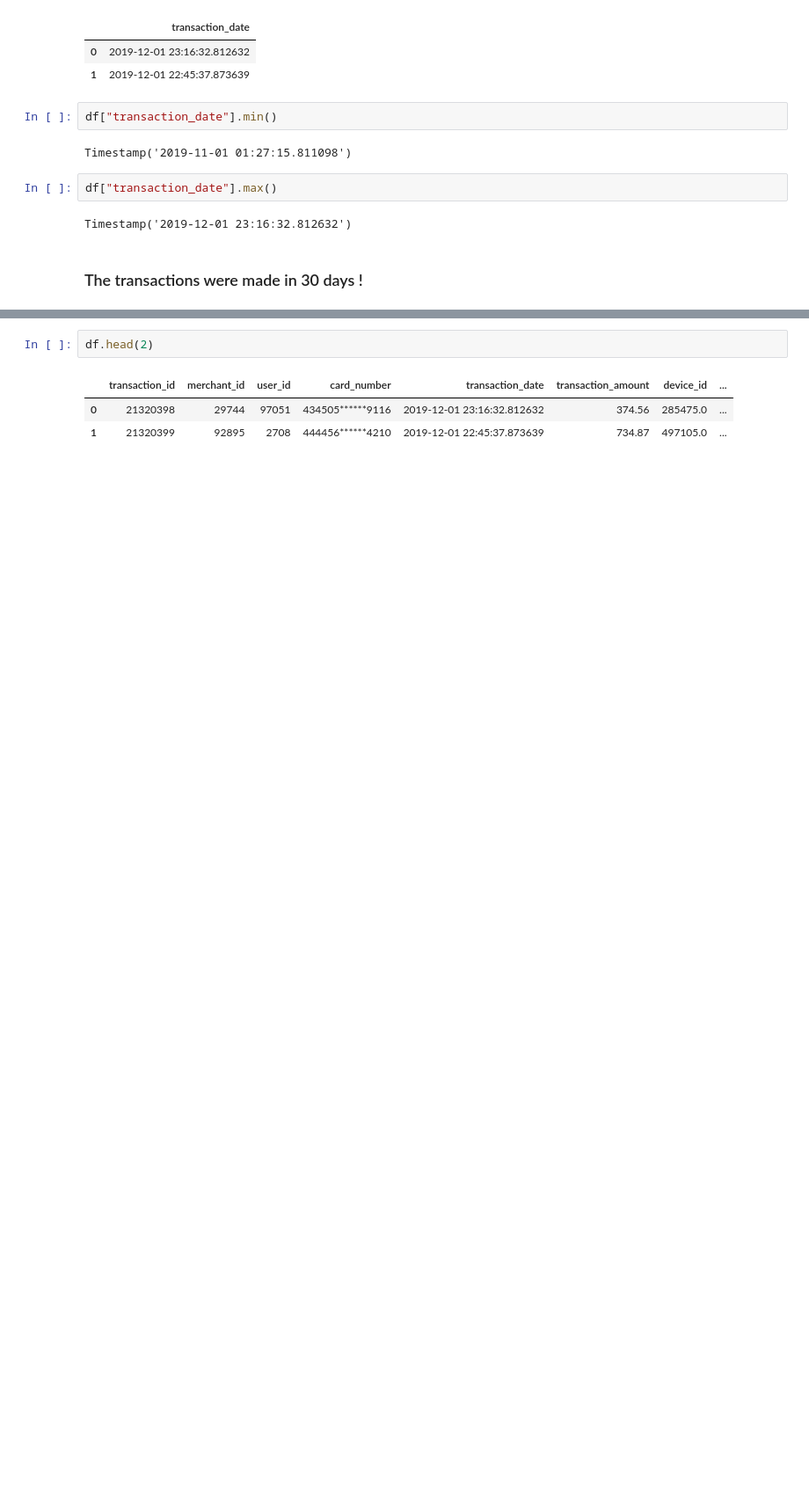
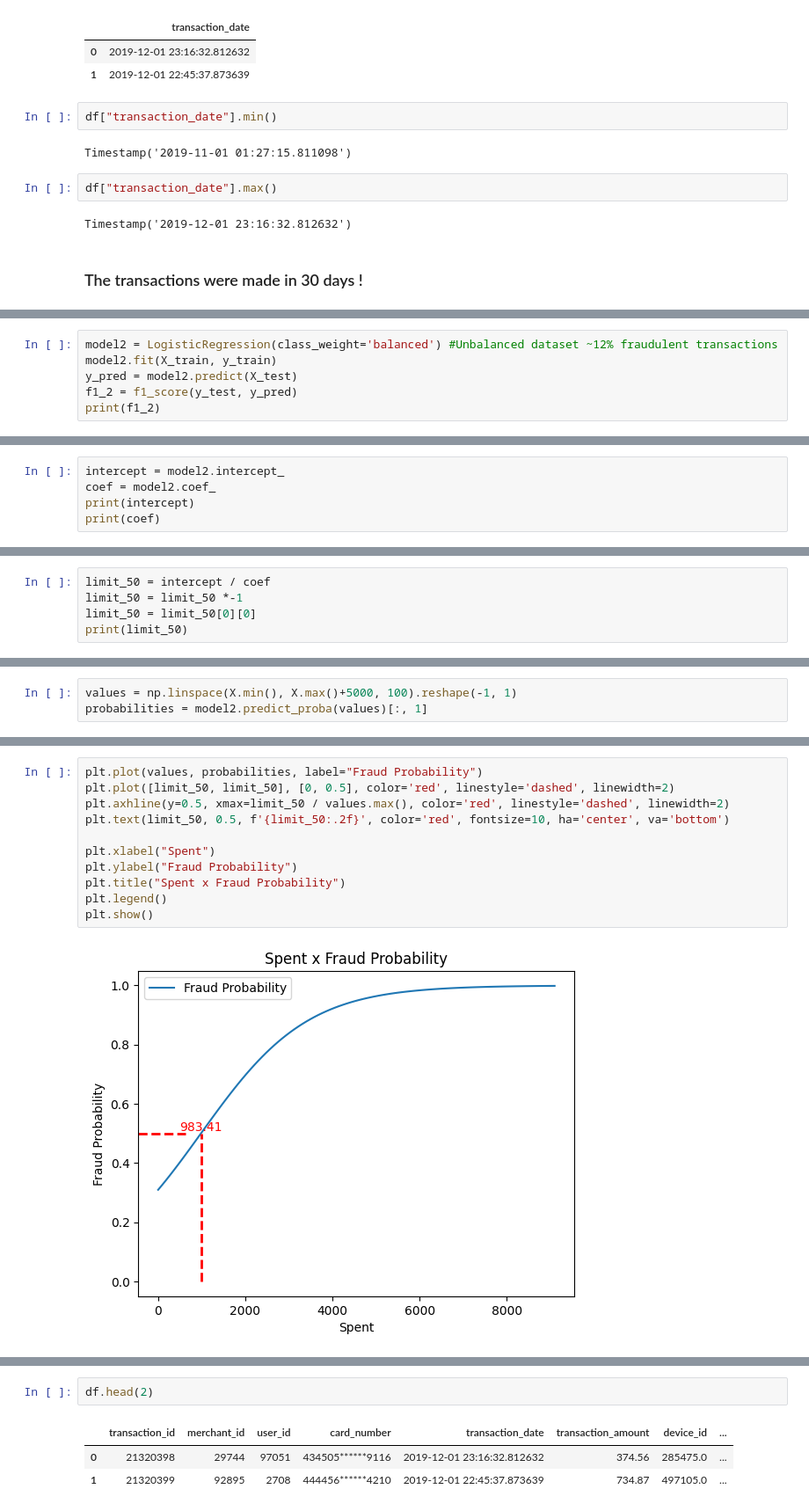
Before and after one commit to thecirocks/cloud_w, a Jupyter notebook: fraud_detection.ipynb, the cells around one changed output, grey strips where cells are left out. Shown: that part at 88% size. Drawn from its saved outputs; the diff is of its cells as text; blank space fills up the shorter version.

```diff
--- a/fraud_detection.ipynb
+++ b/fraud_detection.ipynb
@@ -260,0 +450,6 @@ df["transaction_minute"] = df["transaction_date"].dt.minute
+# %%
+model2 = LogisticRegression(class_weight='balanced') #Unbalanced dataset ~12% fraudulent transactions
+model2.fit(X_train, y_train)
+y_pred = model2.predict(X_test)
+f1_2 = f1_score(y_test, y_pred)
+print(f1_2)
@@ -260,0 +492,5 @@ df["transaction_minute"] = df["transaction_date"].dt.minute
+# %%
+intercept = model2.intercept_
+coef = model2.coef_
+print(intercept)
+print(coef)
@@ -260,0 +500,5 @@ df["transaction_minute"] = df["transaction_date"].dt.minute
+# %%
+limit_50 = intercept / coef
+limit_50 = limit_50 *-1
+limit_50 = limit_50[0][0]
+print(limit_50)
@@ -260,0 +509,3 @@ df["transaction_minute"] = df["transaction_date"].dt.minute
+# %%
+values = np.linspace(X.min(), X.max()+5000, 100).reshape(-1, 1)
+probabilities = model2.predict_proba(values)[:, 1]
@@ -260,0 +552,13 @@ df["transaction_minute"] = df["transaction_date"].dt.minute
+# %%
+plt.plot(values, probabilities, label="Fraud Probability")
+plt.plot([limit_50, limit_50], [0, 0.5], color='red', linestyle='dashed', linewidth=2)
+plt.axhline(y=0.5, xmax=limit_50 / values.max(), color='red', linestyle='dashed', linewidth=2)
+plt.text(limit_50, 0.5, f'{limit_50:.2f}', color='red', fontsize=10, ha='center', va='bottom')
+
+plt.xlabel("Spent")
+plt.ylabel("Fraud Probability")
+plt.title("Spent x Fraud Probability")
+plt.legend()
+plt.show()
+# %% [output]
+[figure, added]
```
Also changed, not shown: parts of 140 cells of this notebook.
